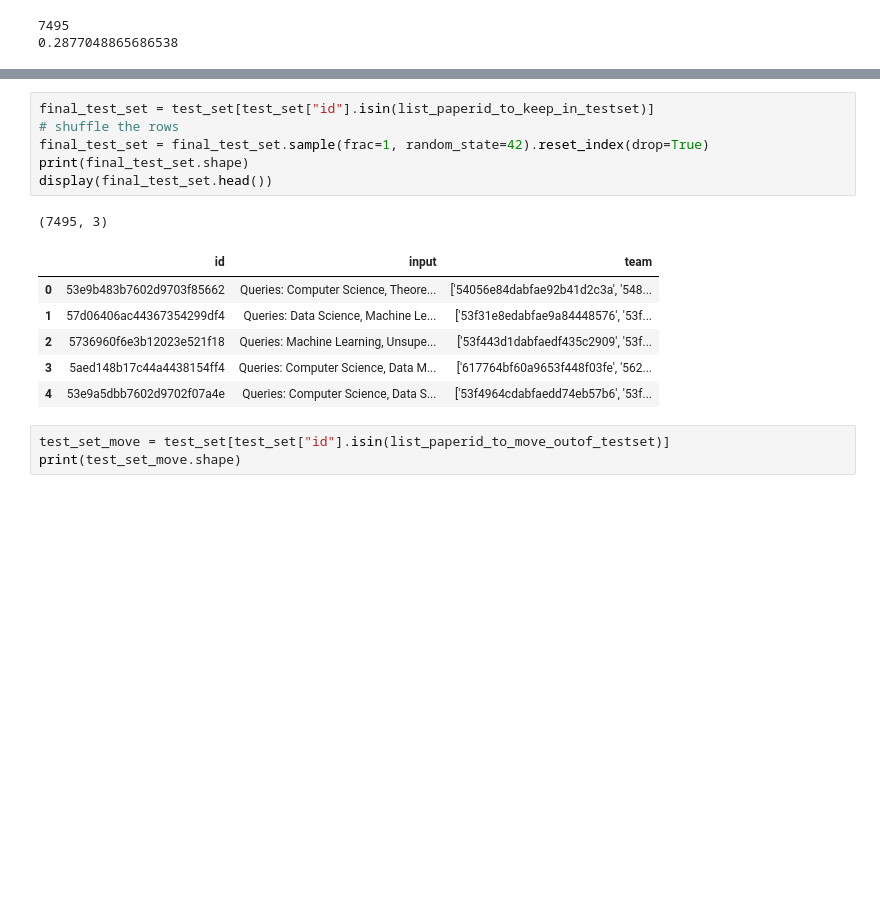
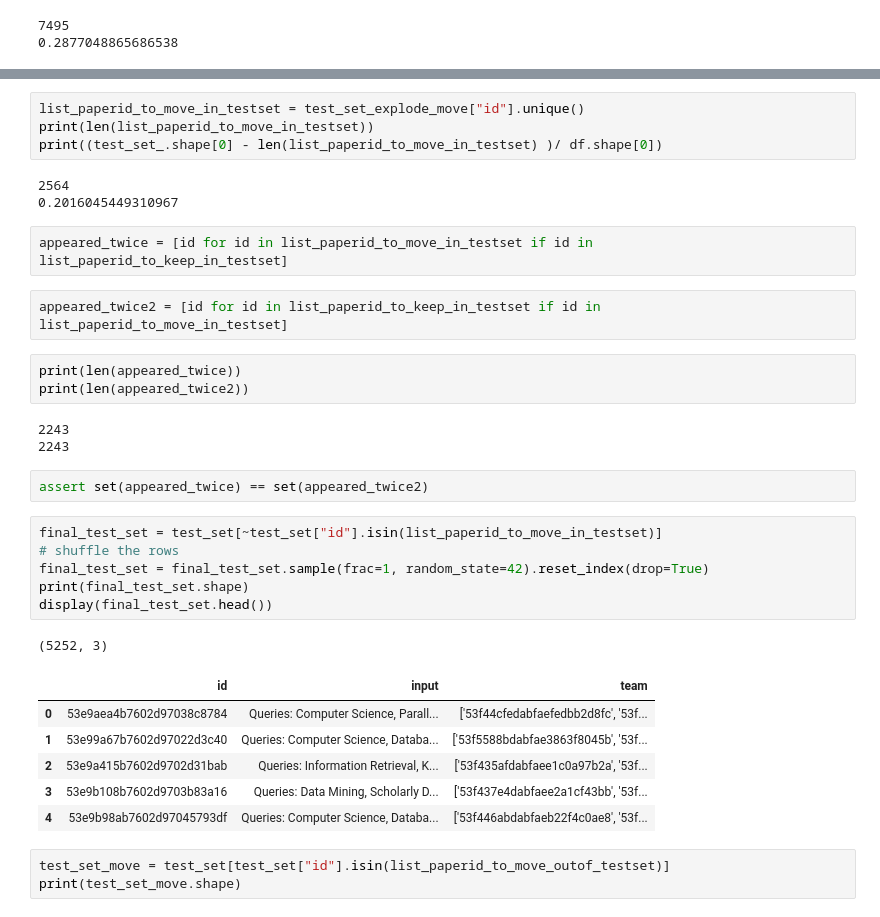
Before and after one commit to littlebeanbean7/Prompt-Based-Team-Formation, a Jupyter notebook: D003_prepare_data_for_modelling.ipynb, the cells around one changed output, grey strips where cells are left out. Drawn from its saved outputs; the diff is of its cells as text; blank space fills up the shorter version.

Commit message:
prep data for modelling

```diff
--- a/D003_prepare_data_for_modelling.ipynb
+++ b/D003_prepare_data_for_modelling.ipynb
@@ -629,17 +624,36 @@ print(len(list_paperid_to_move_outof_testset))
+# %%
+list_paperid_to_move_in_testset = test_set_explode_move["id"].unique()
+print(len(list_paperid_to_move_in_testset))
+print((test_set_.shape[0] - len(list_paperid_to_move_in_testset) )/ df.shape[0])
+# %% [output]
+2564
+0.2016045449310967
+# %%
+appeared_twice = [id for id in list_paperid_to_move_in_testset if id in list_paperid_to_keep_in_testset]
+# %%
+appeared_twice2 = [id for id in list_paperid_to_keep_in_testset if id in list_paperid_to_move_in_testset]
+# %%
+print(len(appeared_twice))
+print(len(appeared_twice2))
+# %% [output]
+2243
+2243
+# %%
+assert set(appeared_twice) == set(appeared_twice2)
 # %%
-final_test_set = test_set[test_set["id"].isin(list_paperid_to_keep_in_testset)]
+final_test_set = test_set[~test_set["id"].isin(list_paperid_to_move_in_testset)]
 # shuffle the rows
 final_test_set = final_test_set.sample(frac=1, random_state=42).reset_index(drop=True)
 print(final_test_set.shape)
 display(final_test_set.head())
 # %% [output]
-(7495, 3)
+(5252, 3)
 |  | id | input | team |
-| 0 | 53e9b483b7602d9703f85662 | Queries: Computer Science, Theore... | ['54056e84dabfae92b41d2c3a', '548... |
-| 1 | 57d06406ac44367354299df4 | Queries: Data Science, Machine Le... | ['53f31e8edabfae9a84448576', '53f... |
-| 2 | 5736960f6e3b12023e521f18 | Queries: Machine Learning, Unsupe... | ['53f443d1dabfaedf435c2909', '53f... |
-| 3 | 5aed148b17c44a4438154ff4 | Queries: Computer Science, Data M... | ['617764bf60a9653f448f03fe', '562... |
-| 4 | 53e9a5dbb7602d9702f07a4e | Queries: Computer Science, Data S... | ['53f4964cdabfaedd74eb57b6', '53f... |
+| 0 | 53e9aea4b7602d97038c8784 | Queries: Computer Science, Parall... | ['53f44cfedabfaefedbb2d8fc', '53f... |
+| 1 | 53e99a67b7602d97022d3c40 | Queries: Computer Science, Databa... | ['53f5588bdabfae3863f8045b', '53f... |
+| 2 | 53e9a415b7602d9702d31bab | Queries: Information Retrieval, K... | ['53f435afdabfaee1c0a97b2a', '53f... |
+| 3 | 53e9b108b7602d9703b83a16 | Queries: Data Mining, Scholarly D... | ['53f437e4dabfaee2a1cf43bb', '53f... |
+| 4 | 53e9b98ab7602d97045793df | Queries: Computer Science, Databa... | ['53f446abdabfaeb22f4c0ae8', '53f... |
 # %%
 test_set_move = test_set[test_set["id"].isin(list_paperid_to_move_outof_testset)]
 print(test_set_move.shape)
```
Also changed, not shown: parts of 5 cells of this notebook.
